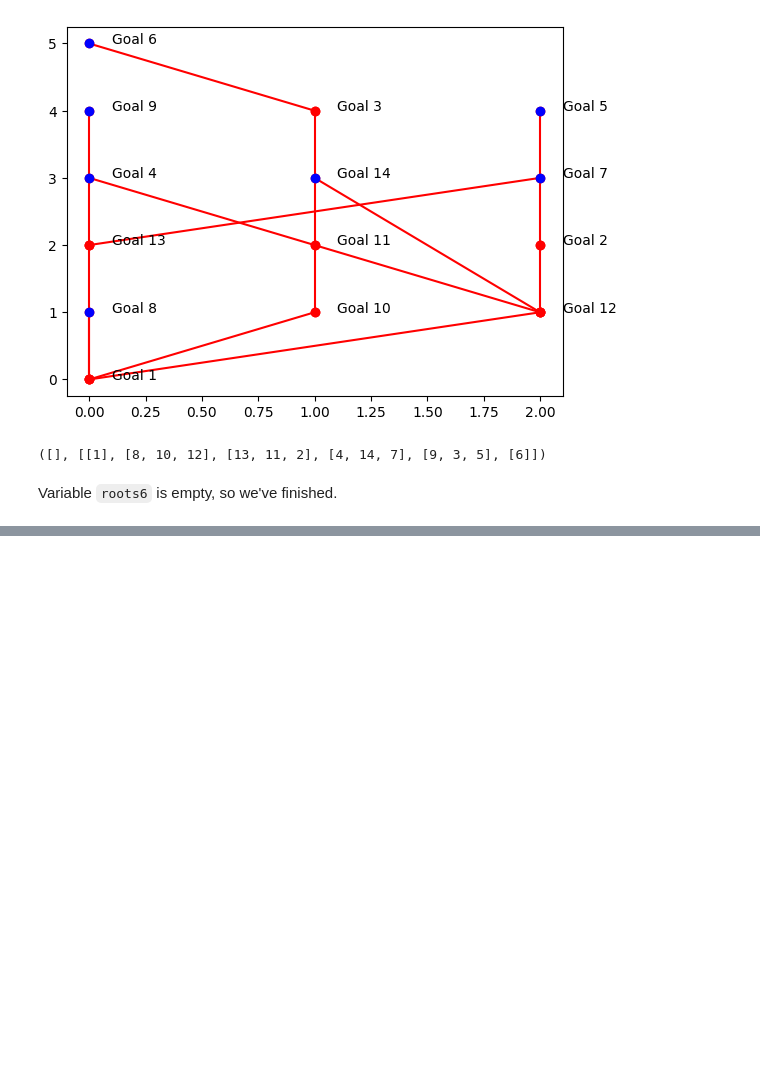
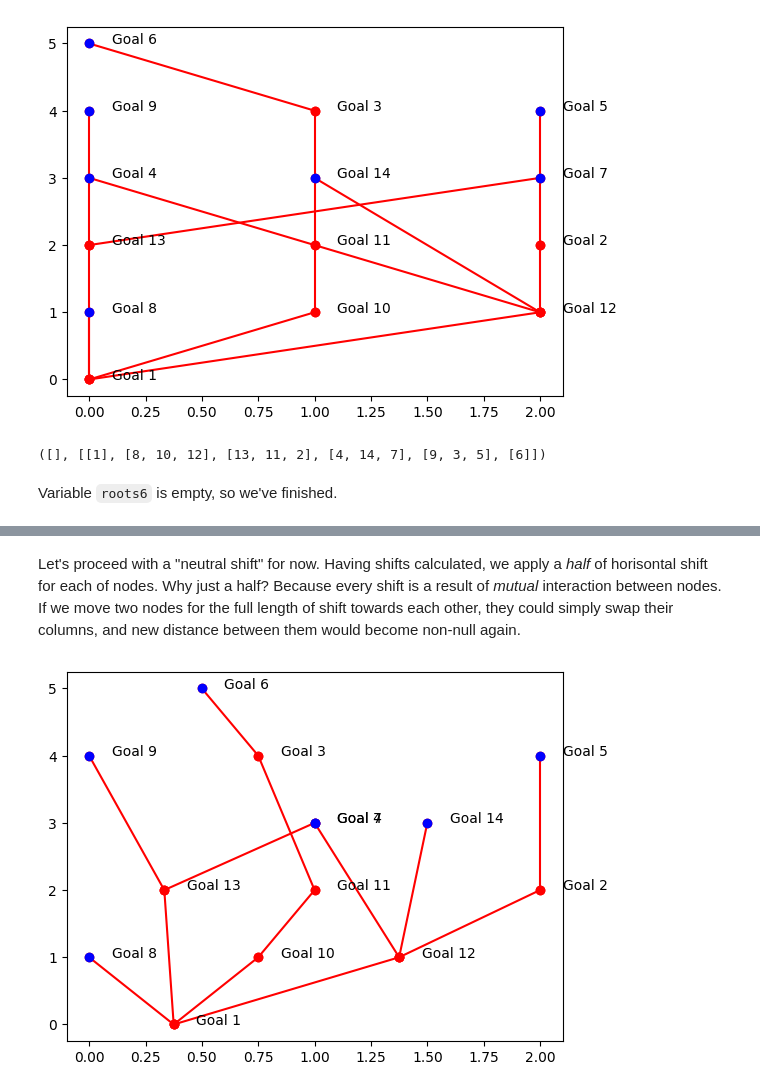
Before and after one commit to ahitrin/SiebenApp-render-playground, a Jupyter notebook: notebooks/sieben-render.ipynb, the cells around one changed output, grey strips where cells are left out. Cells and saved outputs as stored; diff of their text form; code cells hidden in the pictures; blank space fills up the shorter version.

Commit message:
Further rendering improvements

```diff
--- a/notebooks/sieben-render.ipynb
+++ b/notebooks/sieben-render.ipynb
@@ -296,0 +306,3 @@ Variable `roots6` is empty, so we've finished.
+# %%
+sample_with_layers = split_to_layers(sample_result)
+draw1(sample_with_layers)
@@ -296,0 +321,26 @@ Variable `roots6` is empty, so we've finished.
+# %%
+def avg(vals):
+    return sum(vals) / len(vals)
+
+def shift_neutral(ds):
+    return avg([d[1] for d in ds])
+
+def calc_shift(rr: RenderResult, shift_fn):
+    connected: Dict[int, Set[int]] = {row.goal_id: set() for row in rr.rows}
+    for row in rr.rows:
+        for e in row.edges:
+            connected[e[0]].add(row.goal_id)
+            connected[row.goal_id].add(e[0])
+
+    result = {}
+    for row in sample_with_layers.rows:
+        goal_id = row.goal_id
+        opts = rr.node_opts[goal_id]
+        row_, col_ = opts['row'], opts['col']
+        deltas = [
+            (rr.node_opts[c]['row'] - row_,
+             rr.node_opts[c]['col'] - col_)
+            for c in connected[goal_id]
+        ]
+        result[goal_id] = shift_fn(deltas)
+    return result
@@ -296,0 +364,19 @@ Variable `roots6` is empty, so we've finished.
+# %% [markdown]
+Let's proceed with a "neutral shift" for now. Having shifts calculated, we apply a _half_ of horisontal shift for each of nodes. Why just a half? Because every shift is a result of _mutual_ interaction between nodes. If we move two nodes for the full length of shift towards each other, they could simply swap their columns, and new distance between them would become non-null again.
+# %%
+def adjust_horisontal(rr: RenderResult, mult):
+    deltas = calc_shift(rr, shift_neutral)
+    new_opts = {
+        goal_id: opts | {"col": opts["col"] + (mult * deltas[goal_id])}
+        for goal_id, opts in rr.node_opts.items()
+    }
+    return RenderResult(
+        rr.rows,
+        node_opts=new_opts,
+        select=rr.select,
+        roots=rr.roots
+    )
+
+draw1(adjust_horisontal(sample_with_layers, 0.5))
+# %% [output]
+[figure, added]
```
Also changed, not shown: parts of 16 cells of this notebook.
